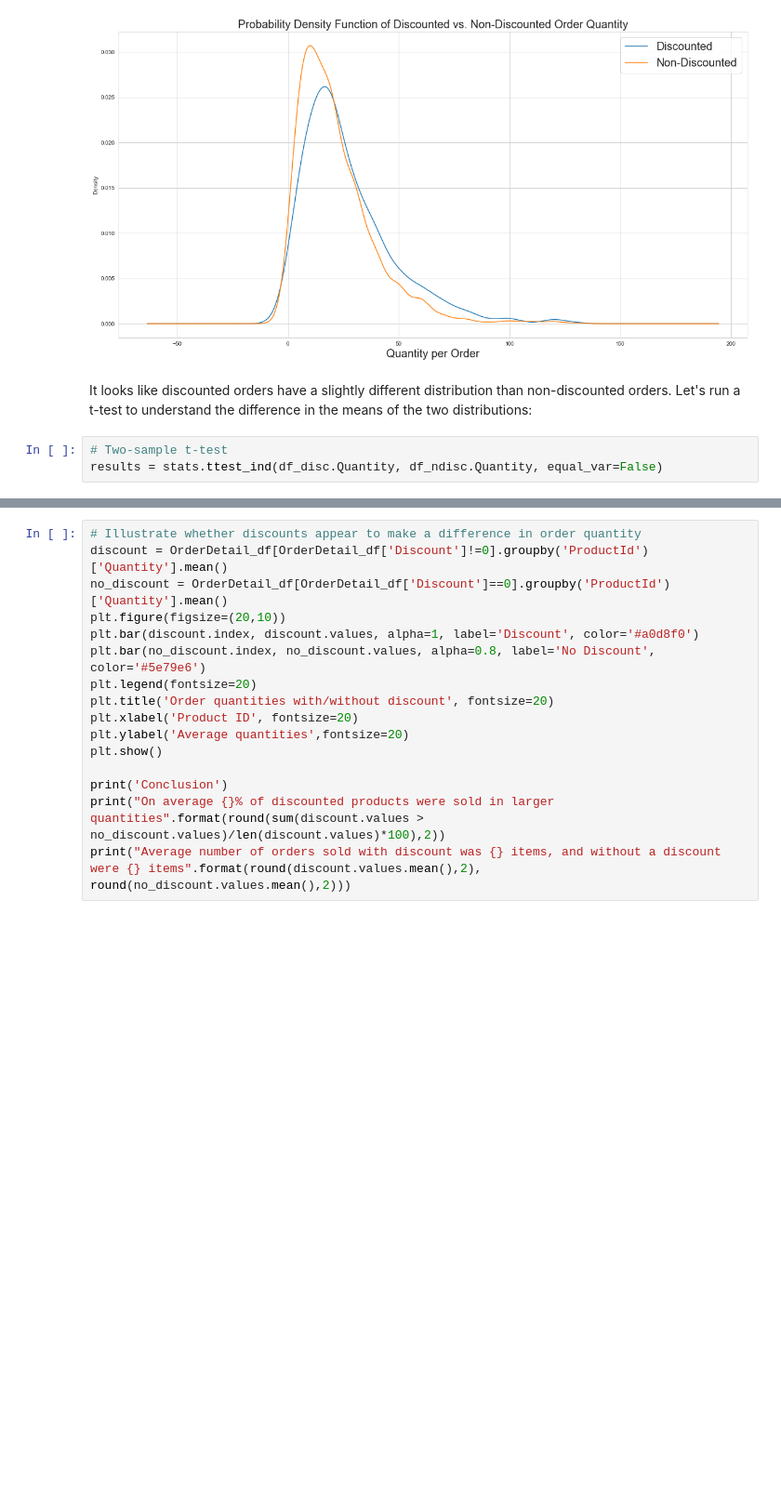
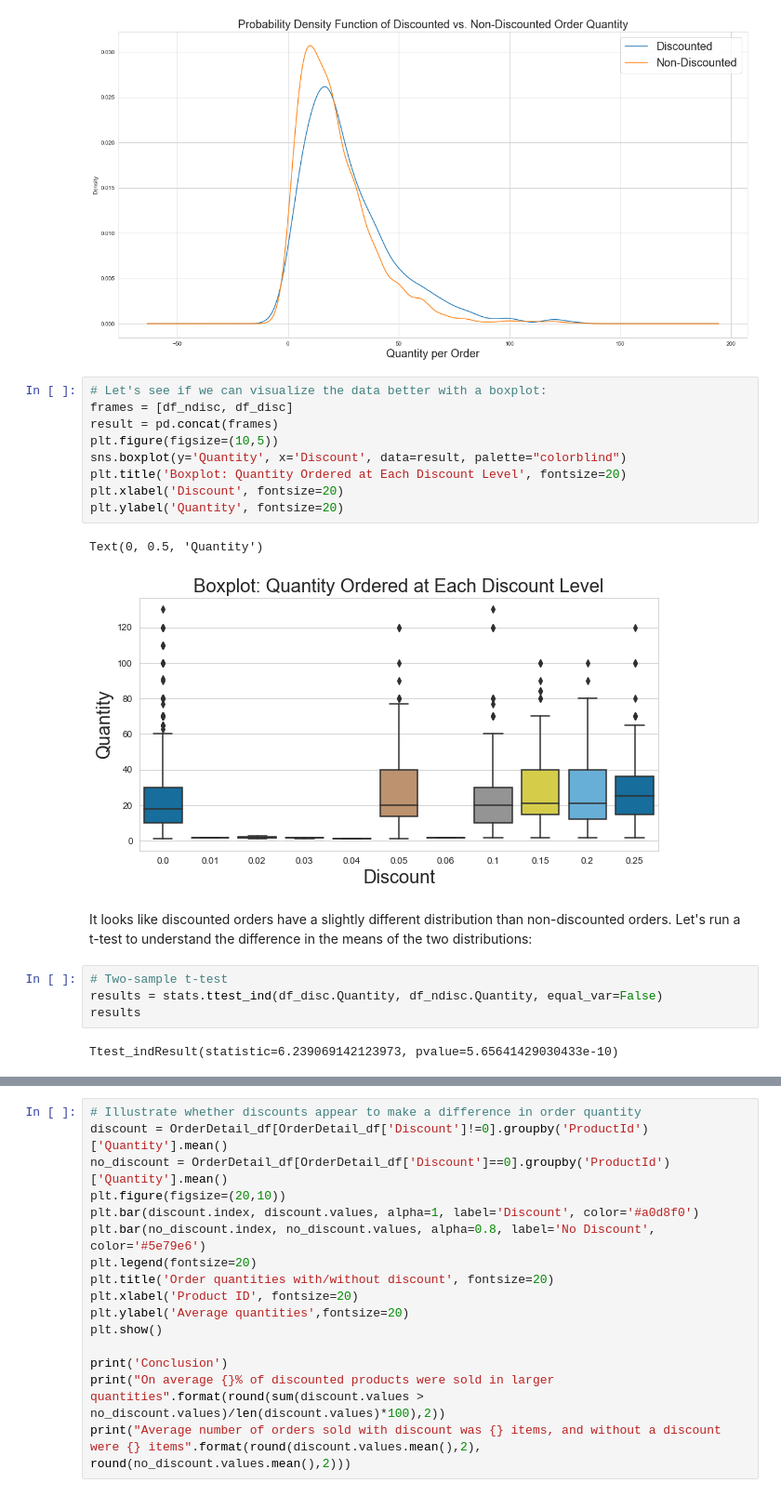
Before and after one commit to melisabardhi/Project2, a Jupyter notebook: Project 2.ipynb, the cells around one changed output, grey strips where cells are left out. Shown at 93% size. Drawn from its saved outputs; the diff is of its cells as text; blank space fills up the shorter version.

```diff
--- a/Project 2.ipynb
+++ b/Project 2.ipynb
@@ -506,11 +516,26 @@ plt.legend(fontsize = 20)
 plt.show()
 # %% [output]
 [figure]
+# %%
+# Let's see if we can visualize the data better with a boxplot:
+frames = [df_ndisc, df_disc]
+result = pd.concat(frames)
+plt.figure(figsize=(10,5))
+sns.boxplot(y='Quantity', x='Discount', data=result, palette="colorblind")
+plt.title('Boxplot: Quantity Ordered at Each Discount Level', fontsize=20)
+plt.xlabel('Discount', fontsize=20)
+plt.ylabel('Quantity', fontsize=20)
+# %% [output]
+Text(0, 0.5, 'Quantity')
+[figure, added]
 # %% [markdown]
 It looks like discounted orders have a slightly different distribution than non-discounted orders. Let's run a t-test to understand the difference in the means of the two distributions:
 # %%
 # Two-sample t-test
 results = stats.ttest_ind(df_disc.Quantity, df_ndisc.Quantity, equal_var=False)
+results
+# %% [output]
+Ttest_indResult(statistic=6.239069142123973, pvalue=5.65641429030433e-10)
 # %%
 # If mean of discounted is > mean of non-discounted, reject null hypothesis
 alpha = 0.05
```
Also changed, not shown: parts of 133 cells of this notebook, 2 other files.
